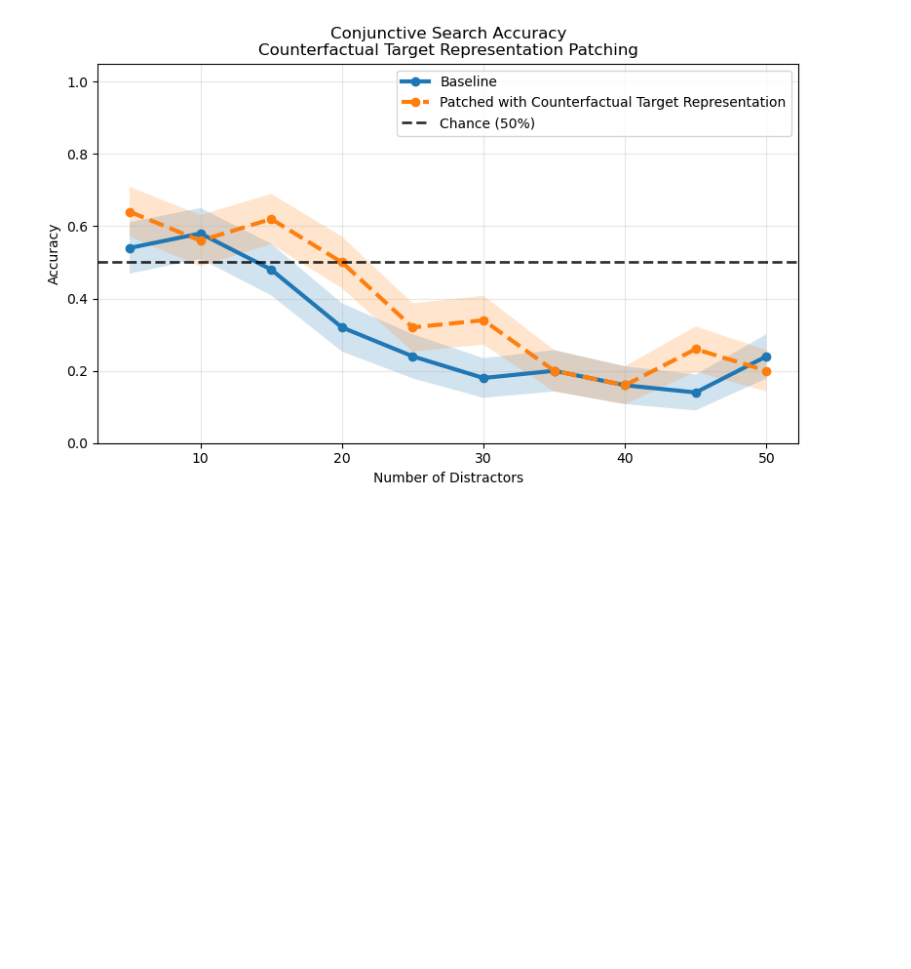
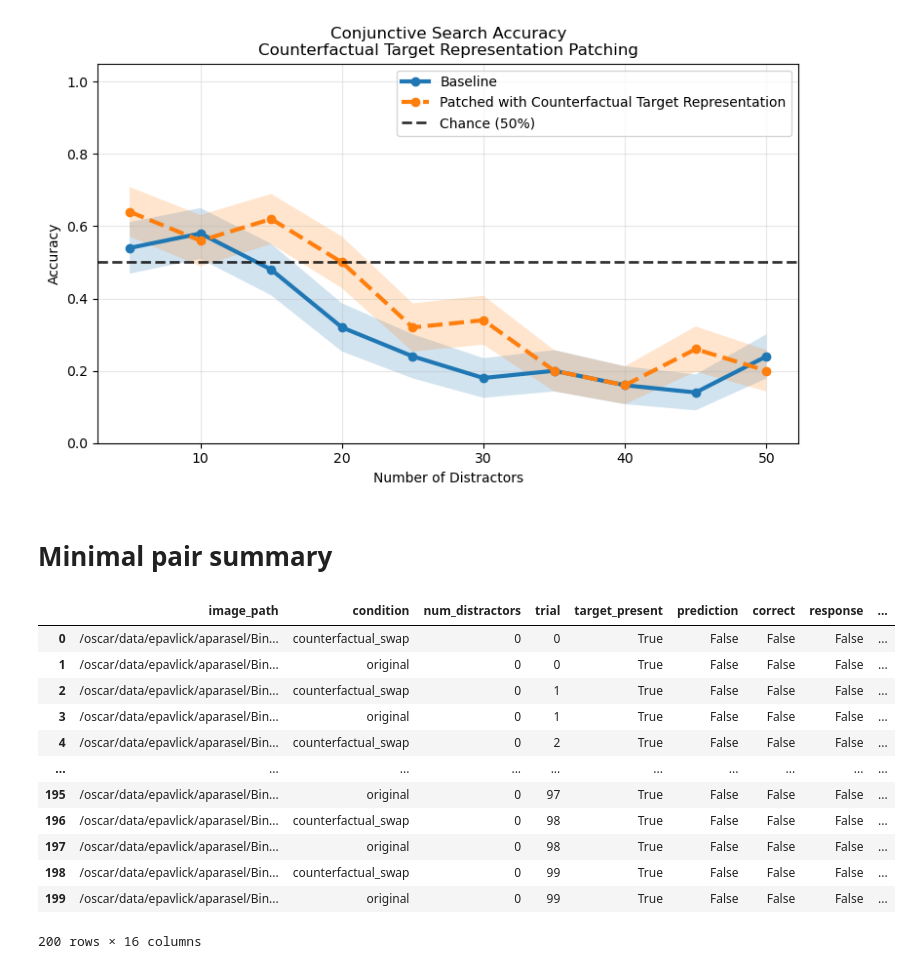
Before and after one commit to aparaselli/Binding-Problem-Brown, a Jupyter notebook: Analysis/benchmark_results.ipynb, the cells around one changed output. Saved outputs shown, nothing was run; the diff lists cells and outputs as text; code cells hidden in the pictures; blank space fills up the shorter version.

```diff
--- a/Analysis/benchmark_results.ipynb
+++ b/Analysis/benchmark_results.ipynb
@@ -3448,3 +3673,22 @@ plt.tight_layout()
 plt.show()
 # %% [output]
 [figure]
+# %% [markdown]
+# Minimal pair summary
+# %%
+import pandas as pd
+pd.read_csv("/oscar/data/epavlick/aparasel/Binding-Problem-Brown/scripts/results_minimal_pairs.csv")
+# %% [output]
+|  | image_path | condition | num_distractors | trial | target_present | prediction | correct | response | ... |
+| 0 | /oscar/data/epavlick/aparasel/Bin... | counterfactual_swap | 0 | 0 | True | False | False | False | ... |
+| 1 | /oscar/data/epavlick/aparasel/Bin... | original | 0 | 0 | True | False | False | False | ... |
+| 2 | /oscar/data/epavlick/aparasel/Bin... | counterfactual_swap | 0 | 1 | True | False | False | False | ... |
+| 3 | /oscar/data/epavlick/aparasel/Bin... | original | 0 | 1 | True | False | False | False | ... |
+| 4 | /oscar/data/epavlick/aparasel/Bin... | counterfactual_swap | 0 | 2 | True | False | False | False | ... |
+| ... | ... | ... | ... | ... | ... | ... | ... | ... | ... |
+| 195 | /oscar/data/epavlick/aparasel/Bin... | original | 0 | 97 | True | False | False | False | ... |
+| 196 | /oscar/data/epavlick/aparasel/Bin... | counterfactual_swap | 0 | 98 | True | False | False | False | ... |
+| 197 | /oscar/data/epavlick/aparasel/Bin... | original | 0 | 98 | True | False | False | False | ... |
+| 198 | /oscar/data/epavlick/aparasel/Bin... | counterfactual_swap | 0 | 99 | True | False | False | False | ... |
+| 199 | /oscar/data/epavlick/aparasel/Bin... | original | 0 | 99 | True | False | False | False | ... |
+200 rows × 16 columns
```
Also changed, not shown: parts of 3 cells of this notebook, 52 other files.
